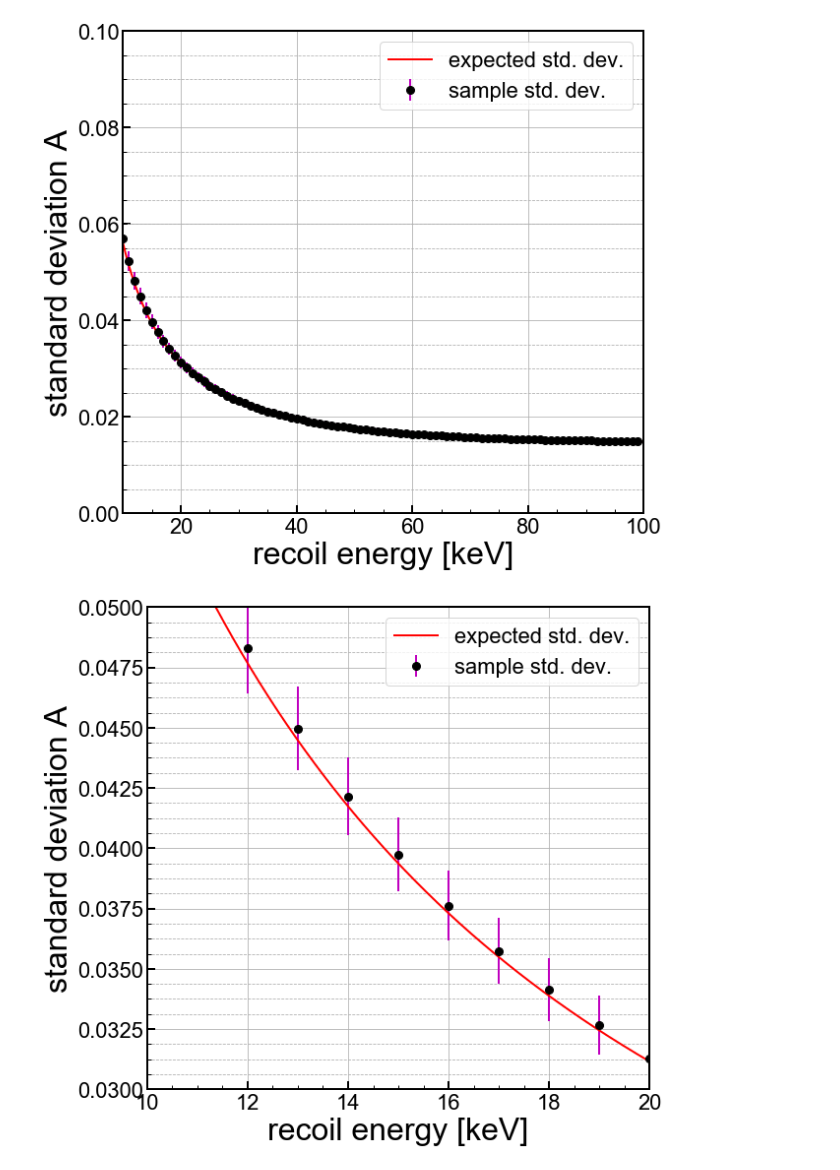
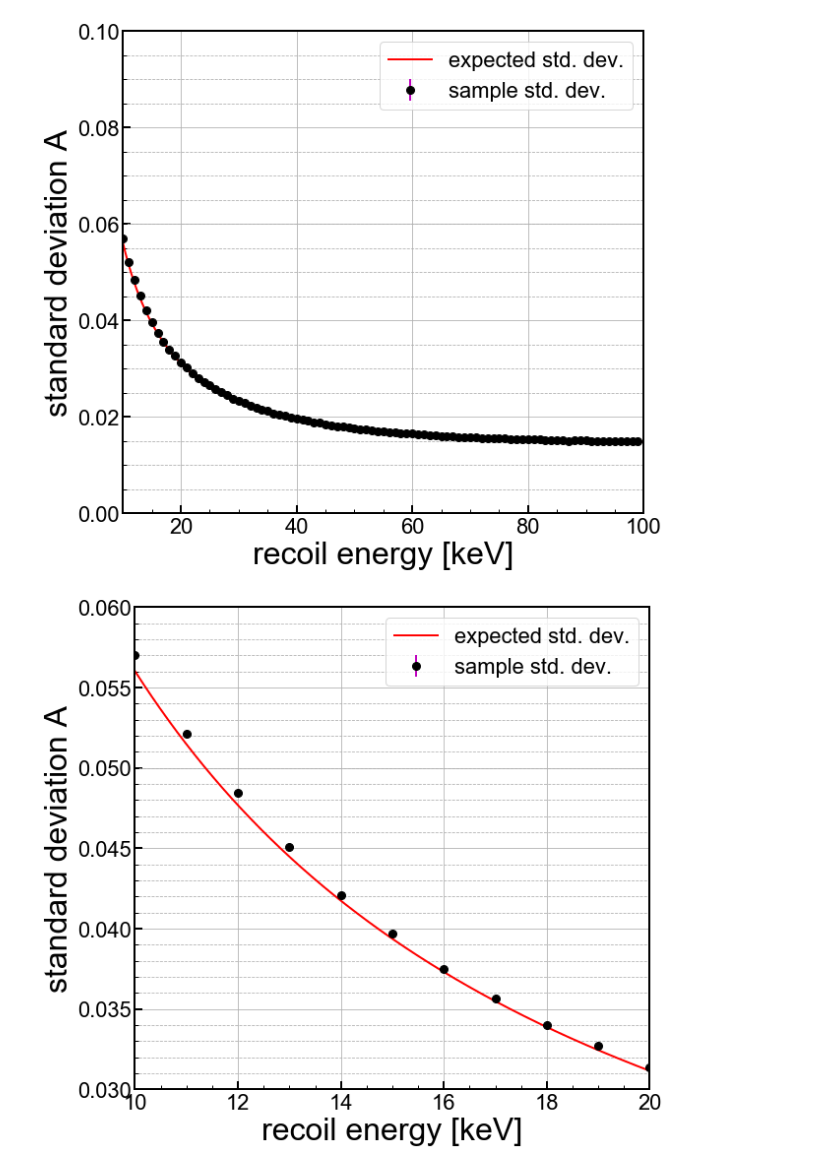
Before and after one commit to villaa/nrFano_Constraint, a Jupyter notebook: simple_extraction_yield.ipynb, the cells around one changed output. Cells and saved outputs as stored; diff of their text form; code cells hidden in the pictures.

```diff
--- a/simple_extraction_yield.ipynb
+++ b/simple_extraction_yield.ipynb
@@ -1,7 +1,7 @@
 # %%
 import numpy as np
 
-Ngen=1000000
+Ngen=100000
 
 emin=10
 emax=100
@@ -75,12 +75,21 @@ A = Ynr + np.random.normal(0,sigx,np.shape(Ynr))
 
 
 #https://stats.stackexchange.com/questions/156518/what-is-the-standard-error-of-the-sample-standard-deviation
-n = np.shape(A)[0]
+n = np.float(np.shape(A)[0])
 sampsig = np.std(A,0)
+print(np.shape(sampsig))
+print(np.shape(siga_both))
+sampsig = siga_both
 meanmat = np.outer(np.ones((Ngen,)),np.mean(A,0))
+meanmat = Y
+print(np.shape((A-meanmat)**4))
 mu4 = np.mean((A-meanmat)**4,0)
+print(mu4)
+mu4 = 3*sampsig**4
+print(mu4)
 #print(np.shape(sampsig))
 #print(np.shape(mu4))
-sampsig_err = np.sqrt(np.sqrt((1/n)*(mu4-((n-3)/(n-2))*sampsig**4)))
+SEs2 = np.sqrt((1/n)*(mu4-((n-3)/(n-2))*sampsig**4))
+sampsig_err = np.sqrt((1/(4*sampsig**2))*SEs2**2)
 #print(sampsig_err)
 #sig4 = np.sum((np.mean(A,0)-((n-3)/(n-2))*sampsig**4)
@@ -141,35 +168,35 @@ X = np.arange(emin,emax,0.01)
 Yv = ylindv(X*1000)
 expected_sig = (1/X)*np.sqrt((1+(V/eps)*Yv)**2*fqv(Yv*X)**2 + Yv**2*fptv((1+(V/eps)*Yv)*X)**2)
 #expected_sig = (1/X)*np.sqrt((1+(V/eps)*Yv)**2*fqv(Yv*X)**2 + (1+(V/eps))**2*Yv**2*fptv((1+(V/eps)*Yv)*X)**2)
 
 #print(np.std(A,0))
 ax1.errorbar(Er,np.std(A,0),yerr=[sampsig_err,sampsig_err], \
             ecolor='m',color='k', linestyle='none', label='sample std. dev.', linewidth=2, \
             marker='o', markersize=8)
 ax1.plot(X,expected_sig,'r-',label='expected std. dev.')
 
 
 ymin=0.03
-ymax=0.05
+ymax=0.06
 
 
 ax1.set_yscale('linear')
 ax1.set_xlim(emin, emax)
 ax1.set_ylim(ymin,ymax)
 ax1.set_xlabel('recoil energy [keV]',**axis_font)
 ax1.set_ylabel('standard deviation A',**axis_font)
 ax1.grid(True)
 ax1.yaxis.grid(True,which='minor',linestyle='--')
 ax1.legend(loc=1,prop={'size':22})
 
 for axis in ['top','bottom','left','right']:
   ax1.spines[axis].set_linewidth(2)
 
 plt.tight_layout()
 #plt.savefig('figures/figures')
 plt.show()
 # %% [output]
-[figure, old version]
+[figure, new version]
 # %%
 #set up a 1d plot
 fig,axes = plt.subplots(1,1,figsize=(9.0,8.0),sharex=True)
```
Also changed, not shown: parts of 2 cells of this notebook, 4 other files.
